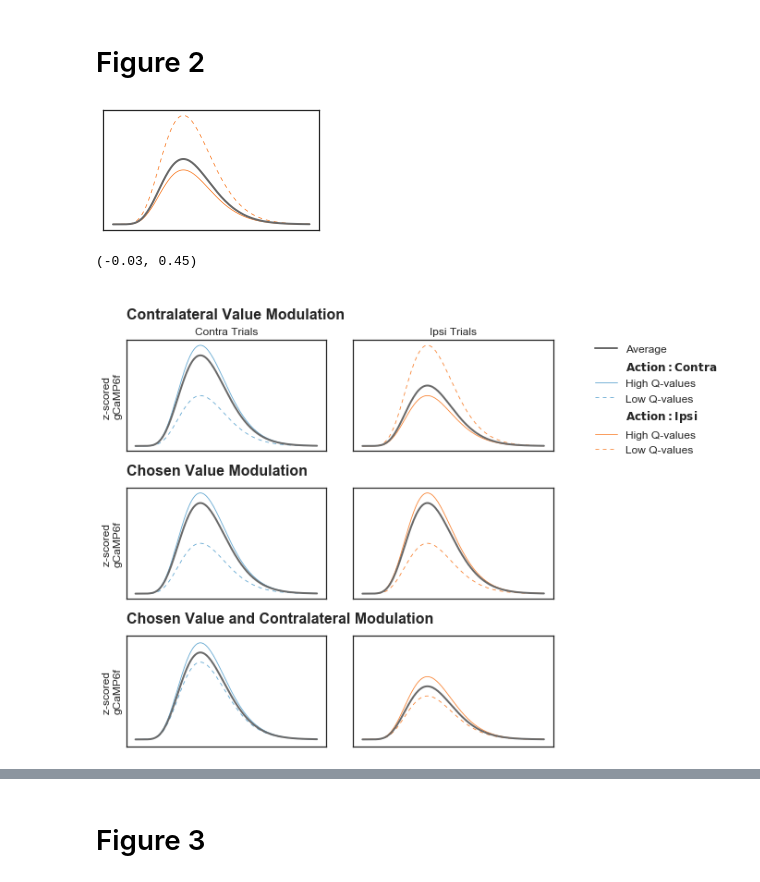
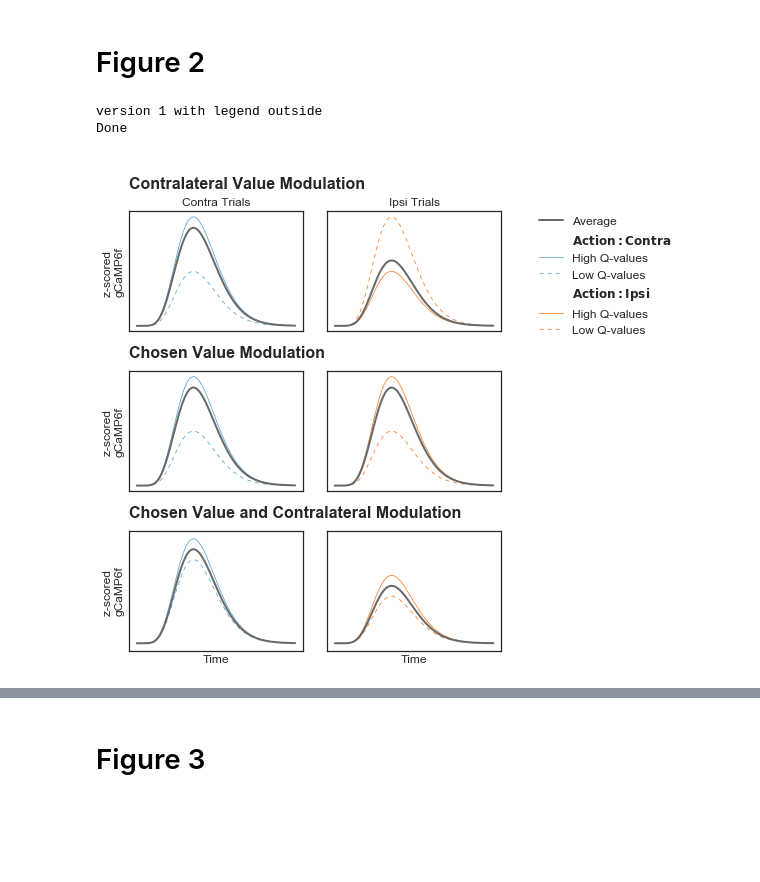
Before and after one commit to rachelstephlee/qlearning, a Jupyter notebook: Paper_V2.ipynb, the cells around one changed output, grey strips where cells are left out. Cells and saved outputs as stored; diff of their text form; code cells hidden in the pictures; blank space fills up the shorter version.

Commit message:
updated plots

```diff
--- a/Paper_V2.ipynb
+++ b/Paper_V2.ipynb
@@ -291,17 +401,8 @@ def plot_schematic(ax, ln1_xy, ln2_xy, ls, color, avg_xy = [], lw = LW):
     if avg_xy:
         ax.plot(avg_xy[0], avg_xy[1], linewidth = LW_AVG, color = 'dimgrey')
     set_figure(ax)
-# %%
-
-figure = plt.figure(figsize=(9,9))
-gs = gridspec.GridSpec(6, 3, height_ratios = [0.3, 1,0.1, 1, 0.1, 1], width_ratios = [1, 1, 0.05])
-
-ax = plt.subplot(gs[1,0])
-plot_schematic(ax, [x, y], [x, y * 0.5], ['--', '-'], color = i_col, avg_xy = [x, y * 0.6])
-# %% [output]
-[figure, removed]
 # %%
-
+print('version 1 with legend outside')
 
 figure = plt.figure(figsize=(9,9))
 gs = gridspec.GridSpec(6, 3, height_ratios = [0.3, 1,0.1, 1, 0.1, 1], width_ratios = [1, 1, 0.05])
@@ -354,33 +455,41 @@ ax.text(0, 0, 'Chosen Value Modulation', size = TITLE_FONT_SZ, weight = 'bold',
 
 
 ax = plt.subplot(gs[3, 0])
 
 plot_schematic(ax, [x, y], [x, y * 0.5], ['-', '--'], color = c_col, avg_xy = [x, y * 0.9])
 ax.set_ylabel('z-scored \ngCaMP6f', size = sz)
 
 
 
 ax = plt.subplot(gs[3, 1])
 plot_schematic(ax, [x, y], [x, y * 0.5], ['-', '--'], color = i_col, avg_xy = [x, y * 0.9])
 
 
 ############################ CHOSEN VALUE AND CONTRALATERAL MODULATION ############################
 ax = plt.subplot(gs[4, :])
 clear_figure(ax)
 ax.text(0, 0, 'Chosen Value and Contralateral Modulation', size = TITLE_FONT_SZ, weight = 'bold', horizontalalignment = 'left')
 
 ax = plt.subplot(gs[5, 0])
 
 plot_schematic(ax, [x, y * 2], [x, y * 1.6], ['-', '--'], color = c_col, avg_xy = [x, y * 1.8])
 ax.set_ylim([-0.03, 0.45])
 
 ax.set_ylabel('z-scored \ngCaMP6f', size = sz)
+ax.set_xlabel('Time', size = sz)
 
 
 ax = plt.subplot(gs[5, 1])
 plot_schematic(ax, [x, y * 1.3], [x, y * 0.9], ['-', '--'], color = i_col, avg_xy = [x, y * 1.1])
 ax.set_ylim([-0.03, 0.45])
+ax.set_xlabel('Time', size = sz)
+
+plt.subplots_adjust(right = 0.75)
+plt.savefig('figs/Fig2_theories', dpi=200)
+
+print('Done')
 # %% [output]
-(-0.03, 0.45)
+version 1 with legend outside
+Done
-[figure, old version]
+[figure, new version]
 # %%
```
Also changed, not shown: parts of 12 cells of this notebook.
